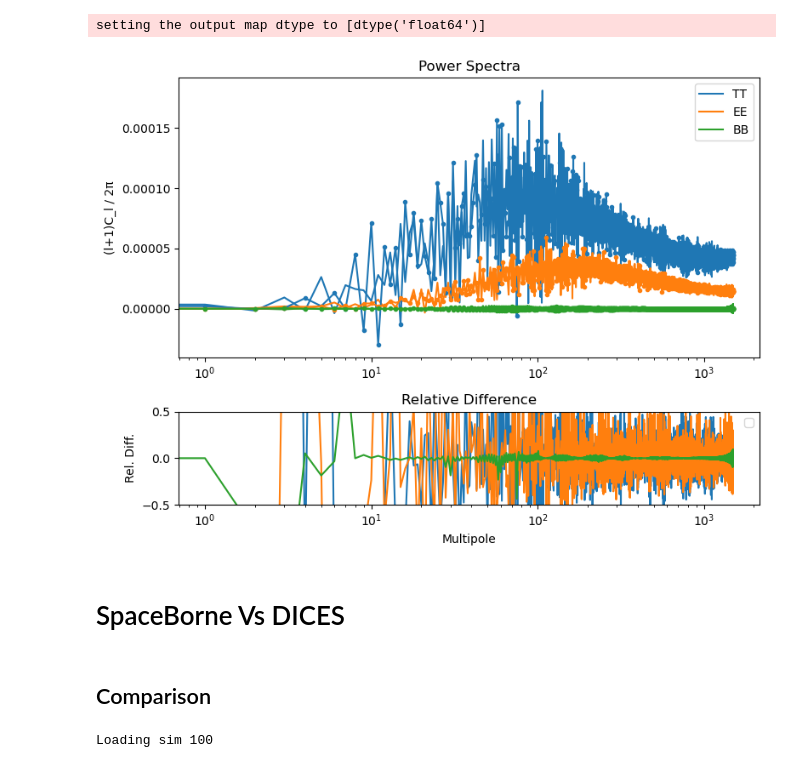
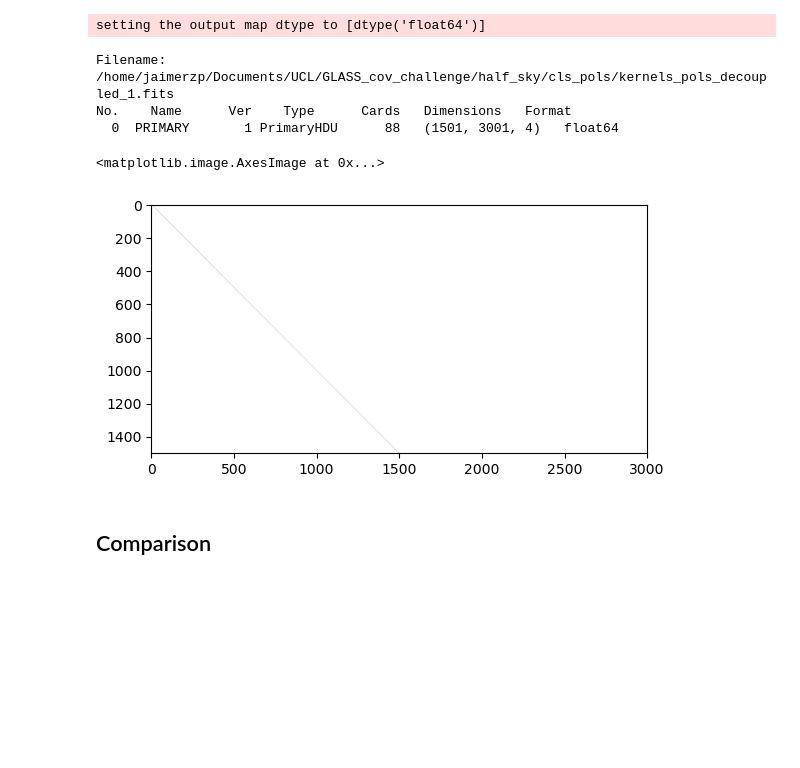
Before and after one commit to JaimeRZP/GLASS_cov_challenge, a Jupyter notebook: unmixing_comparison.ipynb, the cells around one changed output. Drawn from its saved outputs; the diff is of its cells as text; code cells hidden in the pictures; blank space fills up the shorter version.

```diff
--- a/unmixing_comparison.ipynb
+++ b/unmixing_comparison.ipynb
@@ -43,40 +35,21 @@ cls_nu = heracles.read(f"/home/jaimerzp/Documents/UCL/GLASS_cov_challenge/{mask_
-# %%
-fig, axs = plt.subplots(2, 1, figsize=(8, 6), gridspec_kw={'height_ratios': [3, 1]})
-
-# Main panel: plot the curves
-l = np.arange(1500+1)
-tt = cls_pols[0]
-ee = cls_pols[1]
-bb = cls_pols[2]
-_tt = cls_nu['POS', 'POS', 1, 1]
-_ee = cls_nu['SHE', 'SHE', 1, 1][0, 0]
-_bb = cls_nu['SHE', 'SHE', 1, 1][1, 1]
-axs[0].semilogx(l, l * tt, label='TT')
-axs[0].semilogx(l, l * ee, label='EE')
-axs[0].semilogx(l, l * bb, label='BB')
-axs[0].semilogx(l, l * _tt, 'C0.-')
-axs[0].semilogx(l, l * _ee, 'C1.-')
-axs[0].semilogx(l, l * _bb, 'C2.-')
-axs[0].legend()
-axs[0].set_ylabel('(l+1)C_l / 2π')
-axs[0].set_title('Power Spectra')
-
-# Avoid division by zero
-axs[1].semilogx((tt - _tt) / _tt)
-axs[1].semilogx((ee - _ee) / _ee)
-axs[1].semilogx((bb - _bb) / _tt)
-axs[1].set_ylim([-0.5, 0.5])
-axs[1].set_xlabel('Multipole')
-axs[1].set_ylabel('Rel. Diff.')
-axs[1].legend()
-axs[1].set_title('Relative Difference')
-
-plt.tight_layout()
-plt.show()
-# %% [output]
-[figure, removed]
-# %% [markdown]
-# SpaceBorne Vs DICES
+# %%
+from astropy.io import fits
+# Open the FITS file
+hdul = fits.open(f"/home/jaimerzp/Documents/UCL/GLASS_cov_challenge/{mask_type}/cls_pols/kernels_pols_decoupled_1.fits")
+
+# Print information about the file
+hdul.info()
+# %% [output]
+Filename: /home/jaimerzp/Documents/UCL/GLASS_cov_challenge/half_sky/cls_pols/kernels_pols_decoupled_1.fits
+No.    Name      Ver    Type      Cards   Dimensions   Format
+  0  PRIMARY       1 PrimaryHDU      88   (1501, 3001, 4)   float64
+# %%
+plt.imshow(np.log10(np.abs(hdul[0].data[0, :, :].T)),  cmap='seismic')
+# %% [output]
+<matplotlib.image.AxesImage at 0x...>
+[figure, added]
+# %% [markdown]
+## Comparison
 # %%
 config_path = "scripts/sims_config.yaml"
 with open(config_path, 'r') as f:
@@ -98,23 +71,3 @@ l = np.arange(lmax+1)
 ls = np.arange(lmax+1)
 ledges = np.logspace(np.log10(10), np.log10(lmax), nlbins + 1)
 lgrid = (ledges[1:] + ledges[:-1]) / 2
-# %% [markdown]
-## Comparison
-# %%
-path = f"./{mask_type}/"
-cls = {}
-nu_cls = {}
-pp_cls = {}
-pm_cls = {}
-pols_cls = {}
-dpols_cls = {}
-for i in range(1, n+1):
-    print(f"Loading sim {i}", end='\r')
-    cls[i] = heracles.read(path+f"/cls/cls_data_{i}.fits")
-    nu_cls[i] = heracles.read(path+f"/cls_nu/cls_data_nu_{i}.fits")
-    pp_cls[i] = heracles.read(path+f"/cls_pp/cls_data_pp_{i}.fits")
-    pm_cls[i] = heracles.read(path+f"/cls_pm/cls_data_pm_{i}.fits")
-    pols_cls[i] = heracles.read(path+f"/cls_pols/cls_data_pols_{i}.fits")
-    dpols_cls[i] = heracles.read(path+f"/cls_pols/cls_data_decoupled_pols_{i}.fits")
-# %% [output]
-Loading sim 100
```
Also changed, not shown: parts of 30 cells of this notebook, 10 other files.
